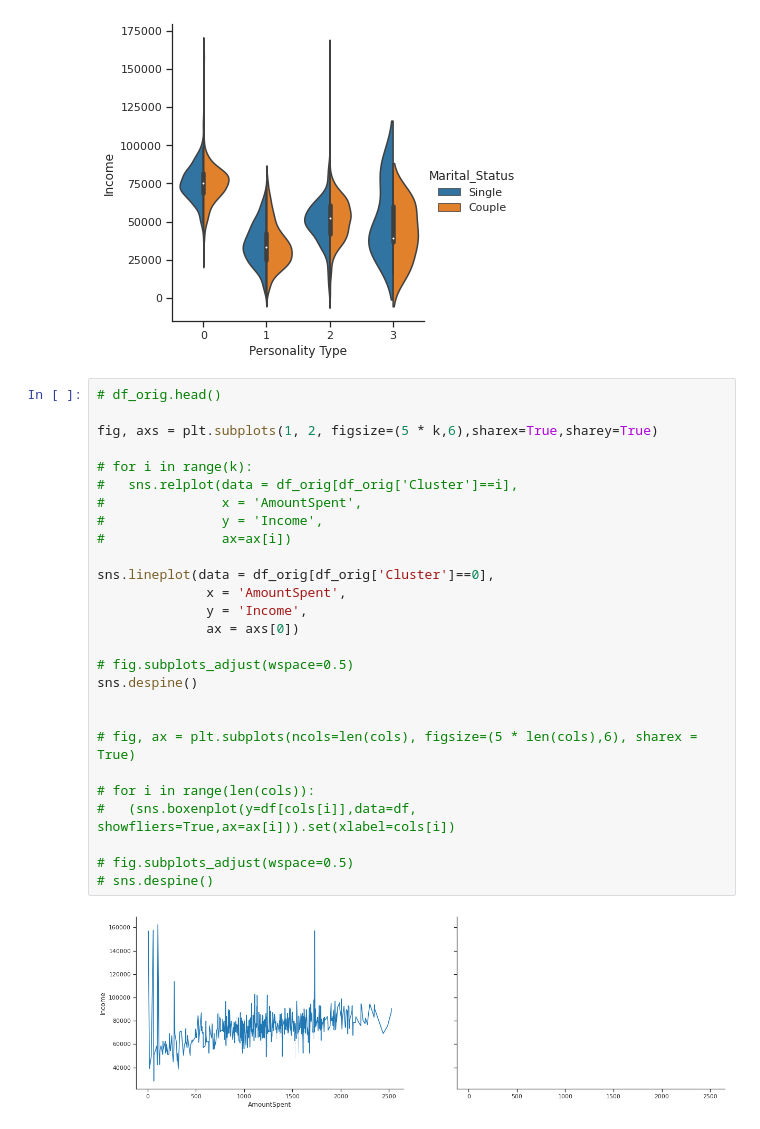
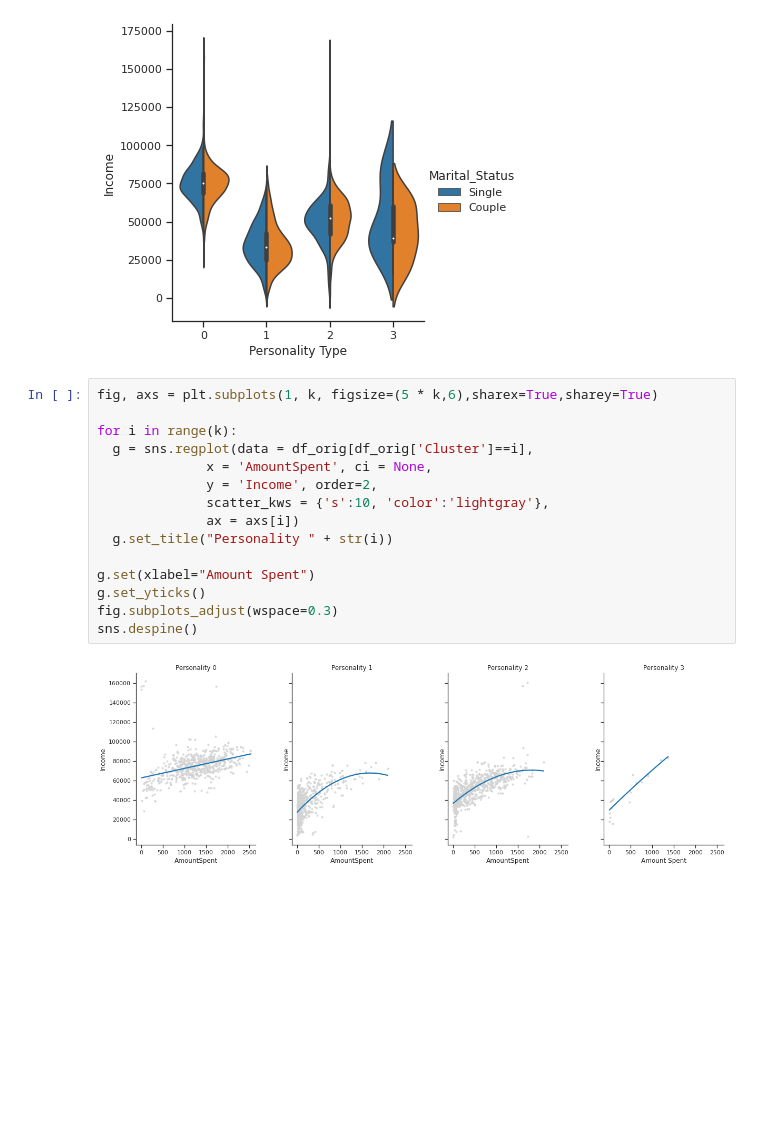
Before and after one commit to fgith/data-science, a Jupyter notebook: logistic-regression/logistic_regression_customerpersonality.ipynb, the cells around one changed output. Cells and saved outputs as stored; diff of their text form; blank space fills up the shorter version.

```diff
--- a/logistic-regression/logistic_regression_customerpersonality.ipynb
+++ b/logistic-regression/logistic_regression_customerpersonality.ipynb
@@ -447,32 +447,20 @@ g.set_titles("Income Distribution by Personality Type and Marital Status")
 sns.despine()
 # %% [output]
 [figure]
-# %%
-# df_orig.head()
-
-fig, axs = plt.subplots(1, 2, figsize=(5 * k,6),sharex=True,sharey=True)
-
-# for i in range(k):
-#   sns.relplot(data = df_orig[df_orig['Cluster']==i],
-#               x = 'AmountSpent',
-#               y = 'Income',
-#               ax=ax[i])
-
-sns.lineplot(data = df_orig[df_orig['Cluster']==0],
-              x = 'AmountSpent',
-              y = 'Income',
-              ax = axs[0])
-
-# fig.subplots_adjust(wspace=0.5)
-sns.despine()
-
-
-# fig, ax = plt.subplots(ncols=len(cols), figsize=(5 * len(cols),6), sharex = True)
-
-# for i in range(len(cols)):
-#   (sns.boxenplot(y=df[cols[i]],data=df, showfliers=True,ax=ax[i])).set(xlabel=cols[i])
-
-# fig.subplots_adjust(wspace=0.5)
-# sns.despine()
-# %% [output]
-[figure, removed]
+# %%
+fig, axs = plt.subplots(1, k, figsize=(5 * k,6),sharex=True,sharey=True)
+
+for i in range(k):
+  g = sns.regplot(data = df_orig[df_orig['Cluster']==i],
+              x = 'AmountSpent', ci = None,
+              y = 'Income', order=2,
+              scatter_kws = {'s':10, 'color':'lightgray'},
+              ax = axs[i])
+  g.set_title("Personality " + str(i))
+
+g.set(xlabel="Amount Spent")
+g.set_yticks()
+fig.subplots_adjust(wspace=0.3)
+sns.despine()
+# %% [output]
+[figure, added]
```
Also changed, not shown: parts of 2 cells of this notebook.
